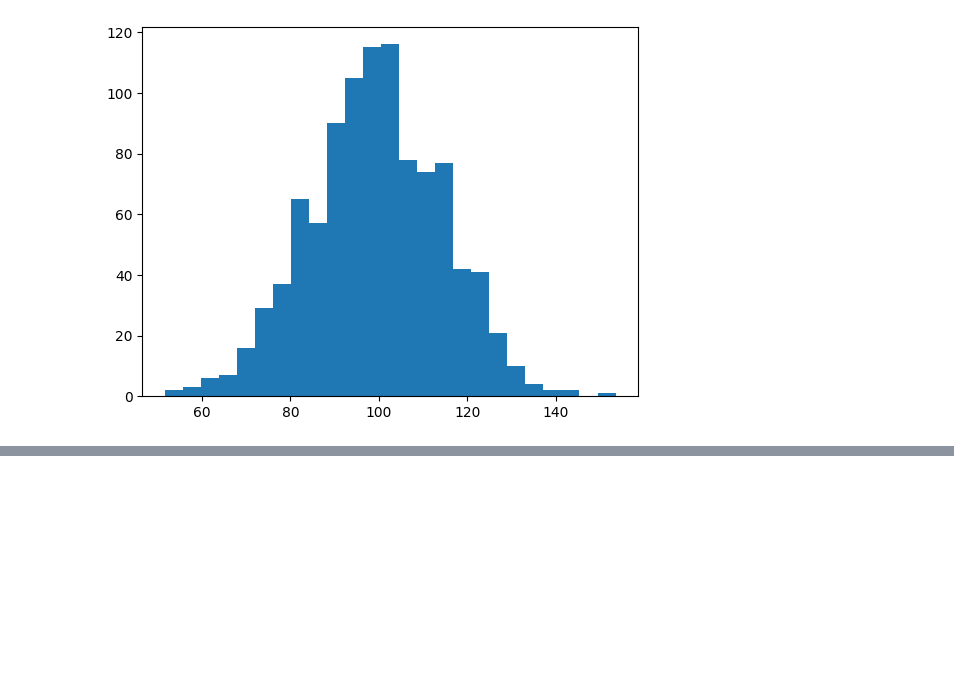
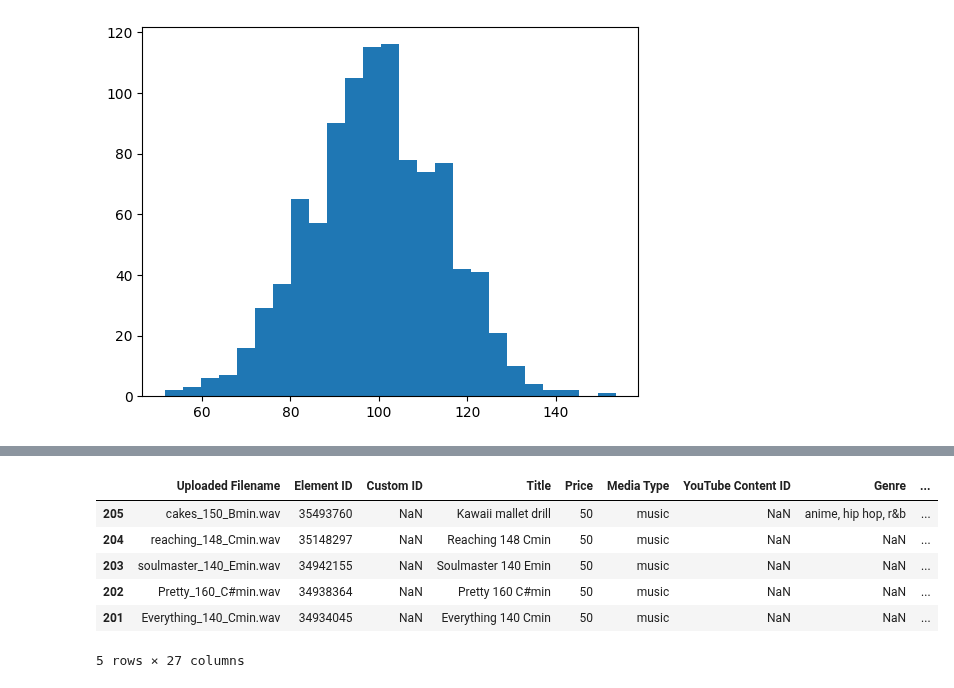
Before and after one commit to phonon-py/DatabaseSpecialistStudy, a Jupyter notebook: main_v4.ipynb, the cells around one changed output, grey strips where cells are left out. Saved outputs shown, nothing was run; the diff lists cells and outputs as text; code cells hidden in the pictures; blank space fills up the shorter version.

```diff
--- a/main_v4.ipynb
+++ b/main_v4.ipynb
@@ -889,0 +915,3 @@ plt.show()
+# %%
+df = pd.read_csv('/Users/kimuratoshiyuki/Downloads/MotionElements-music-2024-08-14.csv')
+df['Element ID']
@@ -889,0 +931,11 @@ plt.show()
+# %%
+df_sorted = df.sort_values(by='Element ID', ascending=False)
+df_sorted.head()
+# %% [output]
+|  | Uploaded Filename | Element ID | Custom ID | Title | Price | Media Type | YouTube Content ID | Genre | ... |
+| 205 | cakes_150_Bmin.wav | 35493760 | NaN | Kawaii mallet drill | 50 | music | NaN | anime, hip hop, r&b | ... |
+| 204 | reaching_148_Cmin.wav | 35148297 | NaN | Reaching 148 Cmin | 50 | music | NaN | NaN | ... |
+| 203 | soulmaster_140_Emin.wav | 34942155 | NaN | Soulmaster 140 Emin | 50 | music | NaN | NaN | ... |
+| 202 | Pretty_160_C#min.wav | 34938364 | NaN | Pretty 160 C#min | 50 | music | NaN | NaN | ... |
+| 201 | Everything_140_Cmin.wav | 34934045 | NaN | Everything 140 Cmin | 50 | music | NaN | NaN | ... |
+5 rows × 27 columns
```
Also changed, not shown: parts of 2 cells of this notebook, 1 other file.
